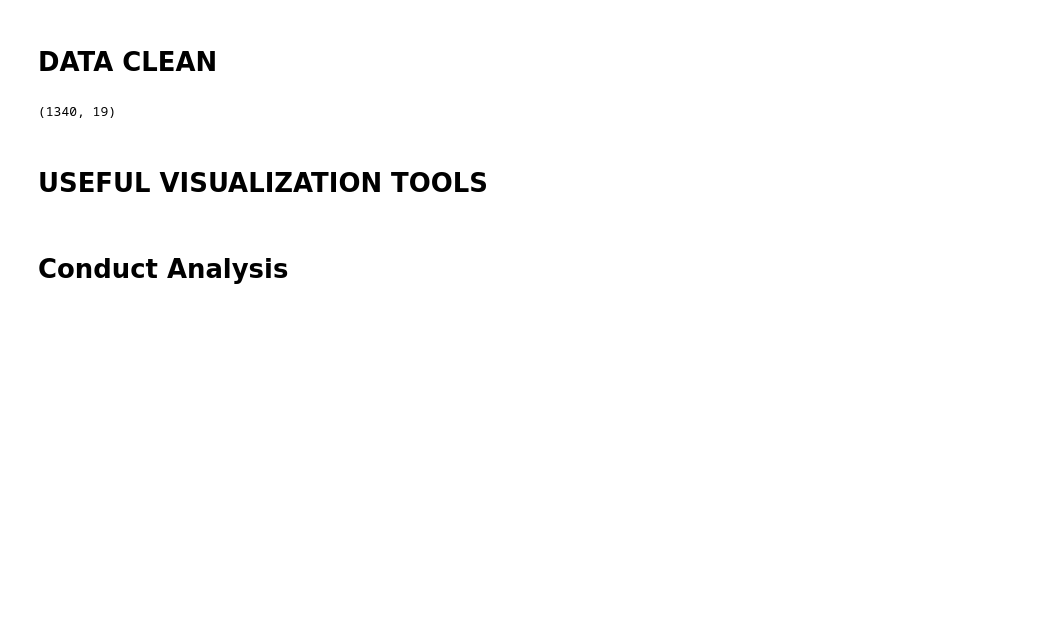
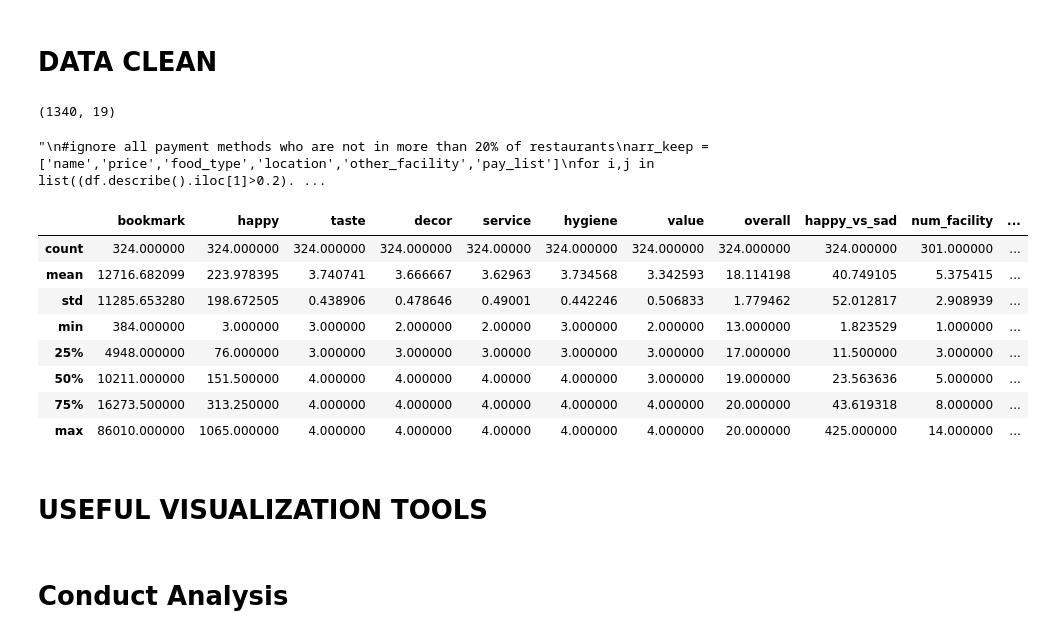
Before and after one commit to noodleconference/ISOM3400, a Jupyter notebook: MAIN_ANALYSIS.ipynb, the cells around one changed output. Cells and saved outputs as stored; diff of their text form; code cells hidden in the pictures; blank space fills up the shorter version.

```diff
--- a/MAIN_ANALYSIS.ipynb
+++ b/MAIN_ANALYSIS.ipynb
@@ -66,12 +66,16 @@ df.reset_index(inplace=True, drop = True)
 one_hot = pd.get_dummies(df['payment_methods'].apply(pd.Series).stack()).sum(level=0)
 df = df.merge(one_hot,how='outer',left_index = True, right_index=True)
 # %%
+'''
 #ignore all payment methods who are not in more than 20% of restaurants
 arr_keep = ['name','price','food_type','location','other_facility','pay_list']
 for i,j in list((df.describe().iloc[1]>0.2).items()):
     if j:
         arr_keep.append(i)
 df = df[arr_keep]
+'''
+# %% [output]
+"\n#ignore all payment methods who are not in more than 20% of restaurants\narr_keep = ['name','price','food_type','location','other_facility','pay_list']\nfor i,j in list((df.describe().iloc[1]>0.2). ...
 # %%
 #group locations to their respective district
 def district(x):
@@ -83,6 +87,25 @@ def district(x):
         return "KL"
 
 df['location'] = df['location'].apply(lambda x: district(x))
+# %%
+df_fac=df[['name','bookmark','happy','location','taste','decor','service','hygiene','value','overall','happy_vs_sad','num_facility','other_facility']]
+df_fac.fillna(0)
+df_fac=df_fac[df_fac['other_facility']!=0]
+df_fac['facilities'] = df_fac['other_facility'].str.split(',')
+df_fac.reset_index(inplace=True, drop = True)
+one_hot = pd.get_dummies(df_fac['facilities'].apply(pd.Series).stack()).sum(level=0)
+df_fac = df_fac.merge(one_hot,how='outer',left_index = True, right_index=True)
+df_fac.describe()
+# %% [output]
+|  | bookmark | happy | taste | decor | service | hygiene | value | overall | happy_vs_sad | num_facility | ... |
+| count | 324.000000 | 324.000000 | 324.000000 | 324.000000 | 324.00000 | 324.000000 | 324.000000 | 324.000000 | 324.000000 | 301.000000 | ... |
+| mean | 12716.682099 | 223.978395 | 3.740741 | 3.666667 | 3.62963 | 3.734568 | 3.342593 | 18.114198 | 40.749105 | 5.375415 | ... |
+| std | 11285.653280 | 198.672505 | 0.438906 | 0.478646 | 0.49001 | 0.442246 | 0.506833 | 1.779462 | 52.012817 | 2.908939 | ... |
+| min | 384.000000 | 3.000000 | 3.000000 | 2.000000 | 2.00000 | 3.000000 | 2.000000 | 13.000000 | 1.823529 | 1.000000 | ... |
+| 25% | 4948.000000 | 76.000000 | 3.000000 | 3.000000 | 3.00000 | 3.000000 | 3.000000 | 17.000000 | 11.500000 | 3.000000 | ... |
+| 50% | 10211.000000 | 151.500000 | 4.000000 | 4.000000 | 4.00000 | 4.000000 | 3.000000 | 19.000000 | 23.563636 | 5.000000 | ... |
+| 75% | 16273.500000 | 313.250000 | 4.000000 | 4.000000 | 4.00000 | 4.000000 | 4.000000 | 20.000000 | 43.619318 | 8.000000 | ... |
+| max | 86010.000000 | 1065.000000 | 4.000000 | 4.000000 | 4.00000 | 4.000000 | 4.000000 | 20.000000 | 425.000000 | 14.000000 | ... |
 # %% [markdown]
 <h1>USEFUL VISUALIZATION TOOLS
 # %%
```
Also changed, not shown: parts of 23 cells of this notebook.
